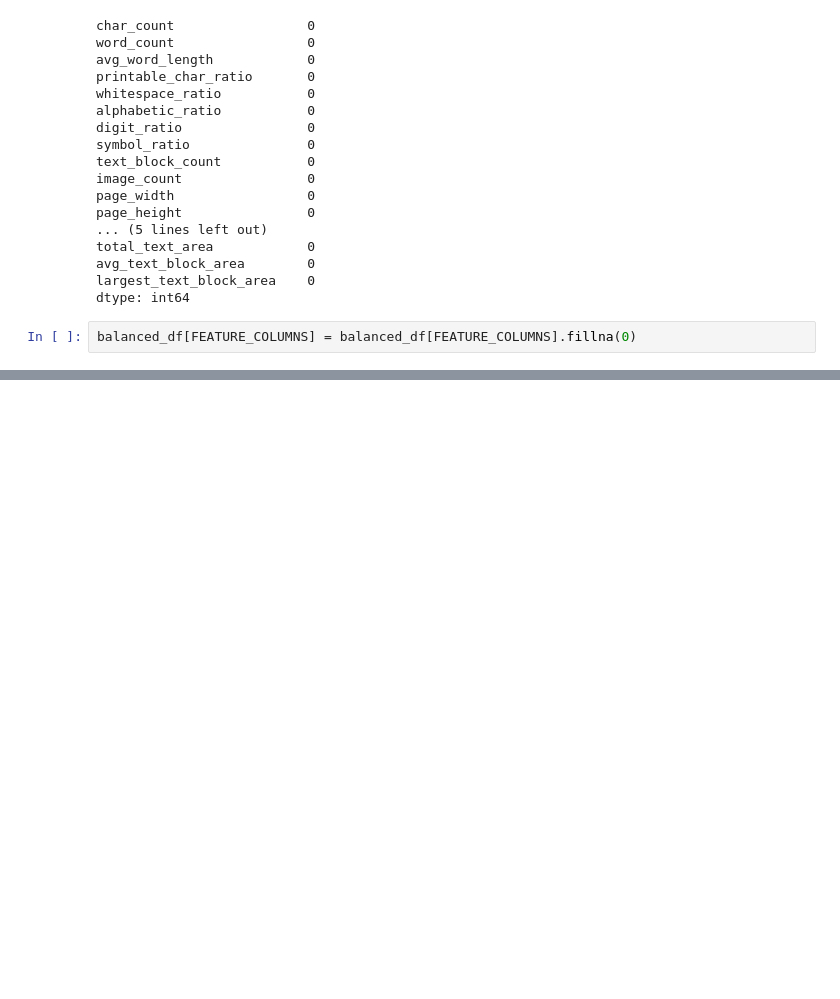
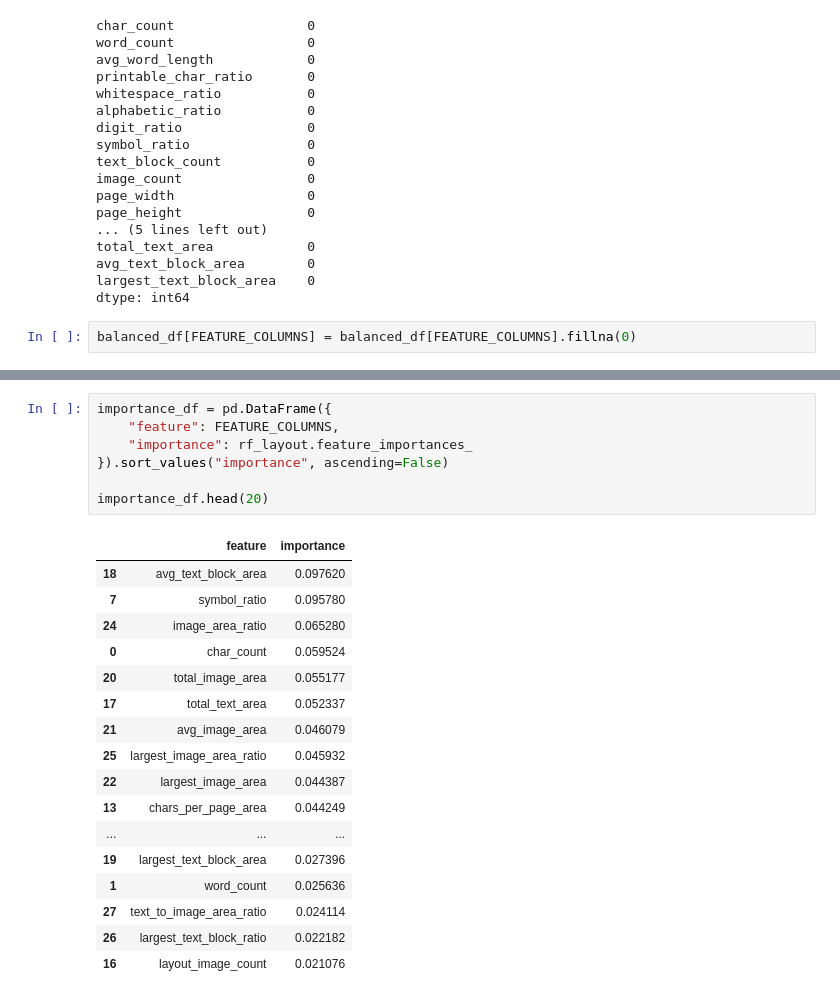
Before and after one commit to rudrark0109/DocuMindAI, a Jupyter notebook: notebooks/04_train_with_layout_features.ipynb, the cells around one changed output, grey strips where cells are left out. Saved outputs shown, nothing was run; the diff lists cells and outputs as text; blank space fills up the shorter version.

```diff
--- a/notebooks/04_train_with_layout_features.ipynb
+++ b/notebooks/04_train_with_layout_features.ipynb
@@ -221,0 +255,25 @@ Length: 3, dtype: str
+# %%
+importance_df = pd.DataFrame({
+    "feature": FEATURE_COLUMNS,
+    "importance": rf_layout.feature_importances_
+}).sort_values("importance", ascending=False)
+
+importance_df.head(20)
+# %% [output]
+|  | feature | importance |
+| 18 | avg_text_block_area | 0.097620 |
+| 7 | symbol_ratio | 0.095780 |
+| 24 | image_area_ratio | 0.065280 |
+| 0 | char_count | 0.059524 |
+| 20 | total_image_area | 0.055177 |
+| 17 | total_text_area | 0.052337 |
+| 21 | avg_image_area | 0.046079 |
+| 25 | largest_image_area_ratio | 0.045932 |
+| 22 | largest_image_area | 0.044387 |
+| 13 | chars_per_page_area | 0.044249 |
+| ... | ... | ... |
+| 19 | largest_text_block_area | 0.027396 |
+| 1 | word_count | 0.025636 |
+| 27 | text_to_image_area_ratio | 0.024114 |
+| 26 | largest_text_block_ratio | 0.022182 |
+| 16 | layout_image_count | 0.021076 |
```
Also changed, not shown: parts of 8 cells of this notebook, 6 other files.
